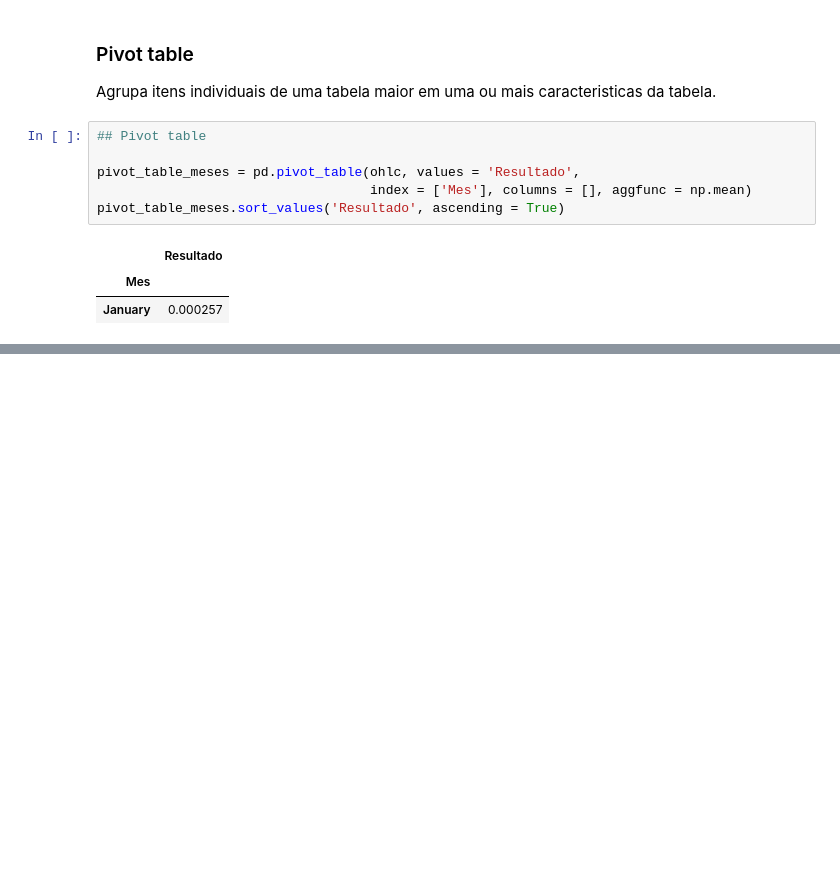
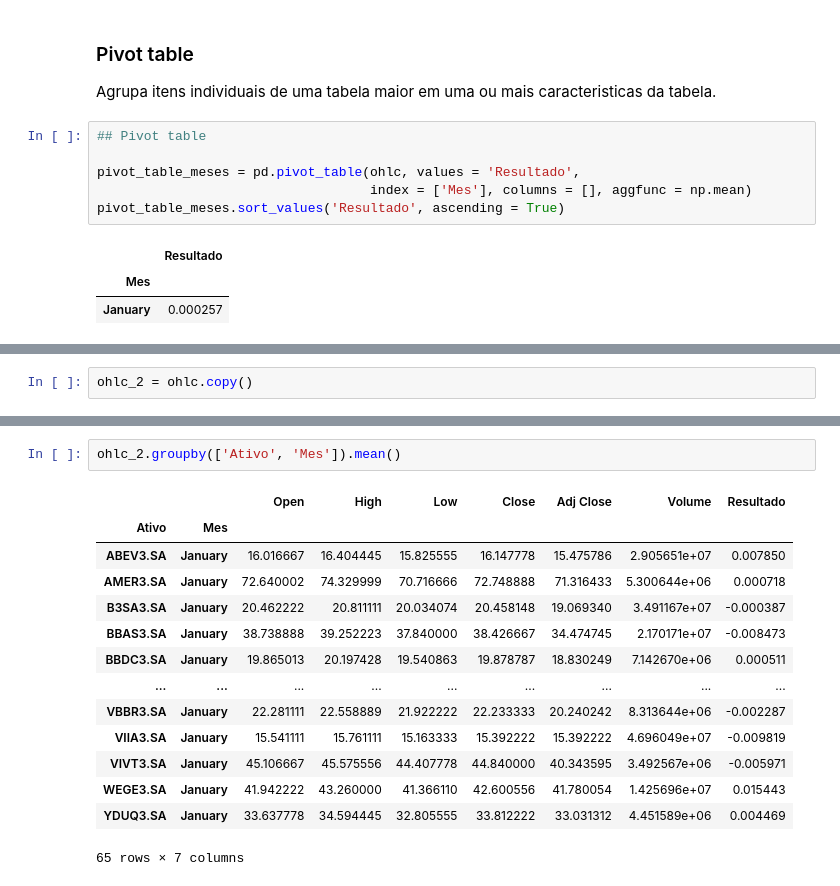
Before and after one commit to alanbrazoes/notebooks, a Jupyter notebook: dataframes.ipynb, the cells around one changed output, grey strips where cells are left out. Saved outputs shown, nothing was run; the diff lists cells and outputs as text; blank space fills up the shorter version.

```diff
--- a/dataframes.ipynb
+++ b/dataframes.ipynb
@@ -1262,0 +1265,2 @@ pivot_table_meses.sort_values('Resultado', ascending = True)
+# %%
+ohlc_2 = ohlc.copy()
@@ -1262,0 +1294,17 @@ pivot_table_meses.sort_values('Resultado', ascending = True)
+# %%
+ohlc_2.groupby(['Ativo', 'Mes']).mean()
+# %% [output]
+|  |  | Open | High | Low | Close | Adj Close | Volume | Resultado |
+| Ativo | Mes |  |  |  |  |  |  |  |
+| ABEV3.SA | January | 16.016667 | 16.404445 | 15.825555 | 16.147778 | 15.475786 | 2.905651e+07 | 0.007850 |
+| AMER3.SA | January | 72.640002 | 74.329999 | 70.716666 | 72.748888 | 71.316433 | 5.300644e+06 | 0.000718 |
+| B3SA3.SA | January | 20.462222 | 20.811111 | 20.034074 | 20.458148 | 19.069340 | 3.491167e+07 | -0.000387 |
+| BBAS3.SA | January | 38.738888 | 39.252223 | 37.840000 | 38.426667 | 34.474745 | 2.170171e+07 | -0.008473 |
+| BBDC3.SA | January | 19.865013 | 20.197428 | 19.540863 | 19.878787 | 18.830249 | 7.142670e+06 | 0.000511 |
+| ... | ... | ... | ... | ... | ... | ... | ... | ... |
+| VBBR3.SA | January | 22.281111 | 22.558889 | 21.922222 | 22.233333 | 20.240242 | 8.313644e+06 | -0.002287 |
+| VIIA3.SA | January | 15.541111 | 15.761111 | 15.163333 | 15.392222 | 15.392222 | 4.696049e+07 | -0.009819 |
+| VIVT3.SA | January | 45.106667 | 45.575556 | 44.407778 | 44.840000 | 40.343595 | 3.492567e+06 | -0.005971 |
+| WEGE3.SA | January | 41.942222 | 43.260000 | 41.366110 | 42.600556 | 41.780054 | 1.425696e+07 | 0.015443 |
+| YDUQ3.SA | January | 33.637778 | 34.594445 | 32.805555 | 33.812222 | 33.031312 | 4.451589e+06 | 0.004469 |
+65 rows × 7 columns
```
Also changed, not shown: parts of 9 cells of this notebook.
